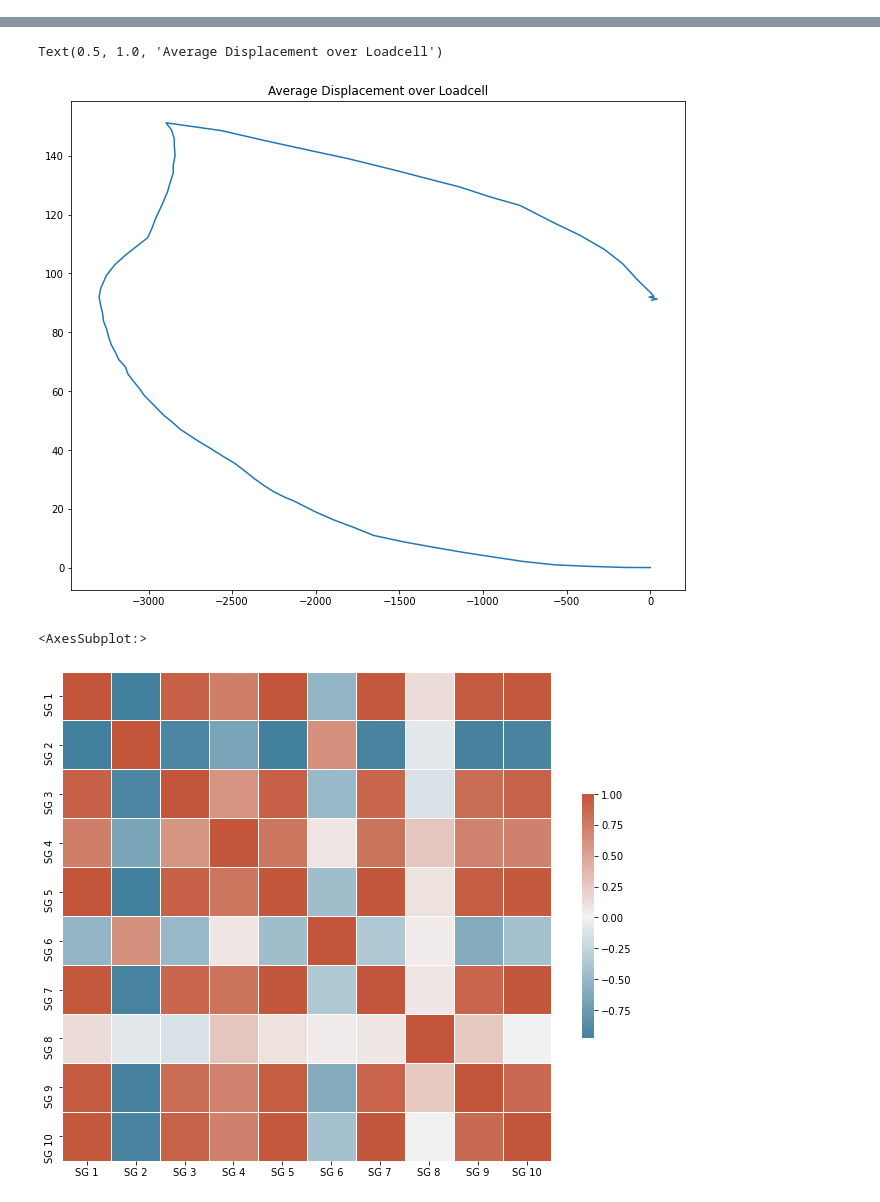
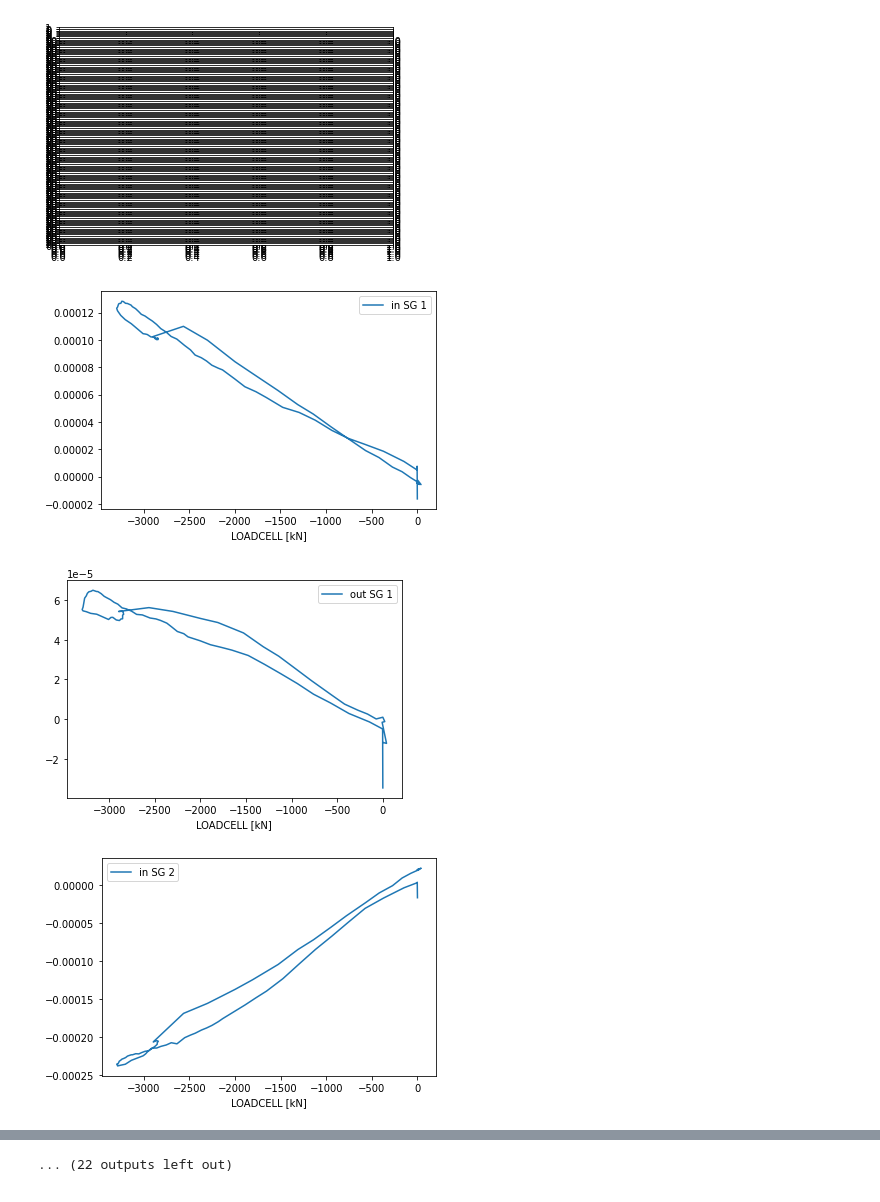
Before and after one commit to Docopol/wingBoxStructure, a Jupyter notebook: Analysis/Plots.ipynb, the cells around one changed output, grey strips where cells are left out. Cells and saved outputs as stored; diff of their text form; code cells hidden in the pictures.

```diff
--- a/Analysis/Plots.ipynb
+++ b/Analysis/Plots.ipynb
@@ -14,0 +26,11 @@ inboard -= inboard.mean(axis=1)[7]
+# %%
+fig, ax = plt.subplots(121)
+for i in range(8):
+    ax[0] = all.plot(x="LOADCELL [kN]", y=f'in SG {i+1}')
+    ax[1] = all.plot(x="LOADCELL [kN]", y=f'out SG {i+1}')
+plt.show()
+# %% [output]
+[figure, added]
+[figure, added]
+[figure, added]
+[figure, added]
@@ -15 +45,2 @@ inboard -= inboard.mean(axis=1)[7]
+... (22 outputs left out)
 # %%
@@ -18,8 +50,5 @@ lddisp['average_disp'] = (lddisp['displacement 2 [mm]'] + lddisp['displacement 1
 # %%
-a, ax = plt.subplots(figsize=(11, 9))
-plt.plot(lddisp["LOADCELL [kN]"], lddisp["average_disp"])
-plt.title("Average Displacement over Loadcell")
+# a, ax = plt.subplots(figsize=(11, 9))
+# plt.plot(lddisp["LOADCELL [kN]"], lddisp["average_disp"])
+# plt.title("Average Displacement over Loadcell")
-# %% [output]
-Text(0.5, 1.0, 'Average Displacement over Loadcell')
-[figure, removed]
 # %%
@@ -28,9 +58,8 @@ corr_out = outboard.corr()
 # %%
-i, ax = plt.subplots(figsize=(11, 9))
-cmap = sns.diverging_palette(230, 20, as_cmap=True)
-sns.heatmap(corr_in, cmap=cmap, center=0,
-            square=True, linewidths=.5, cbar_kws={"shrink": .5})
+# i, ax = plt.subplots(figsize=(11, 9))
+# cmap = sns.diverging_palette(230, 20, as_cmap=True)
+# sns.heatmap(corr_in, cmap=cmap, center=0,
+#             square=True, linewidths=.5, cbar_kws={"shrink": .5})
+#
+#
-# %% [output]
-<AxesSubplot:>
-[figure, removed]
 # %%
```
Also changed, not shown: parts of 14 cells of this notebook, 3 other files.
